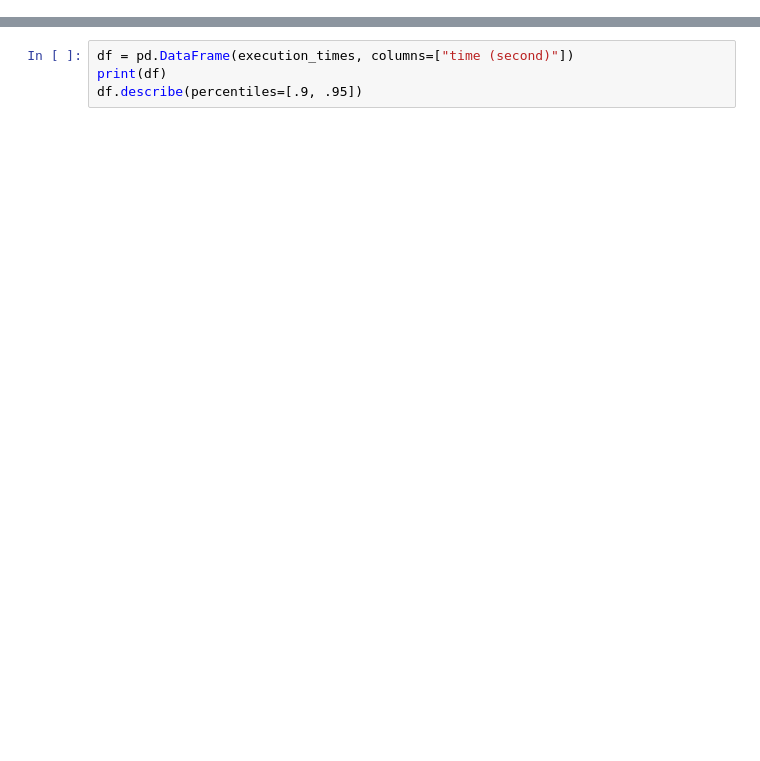
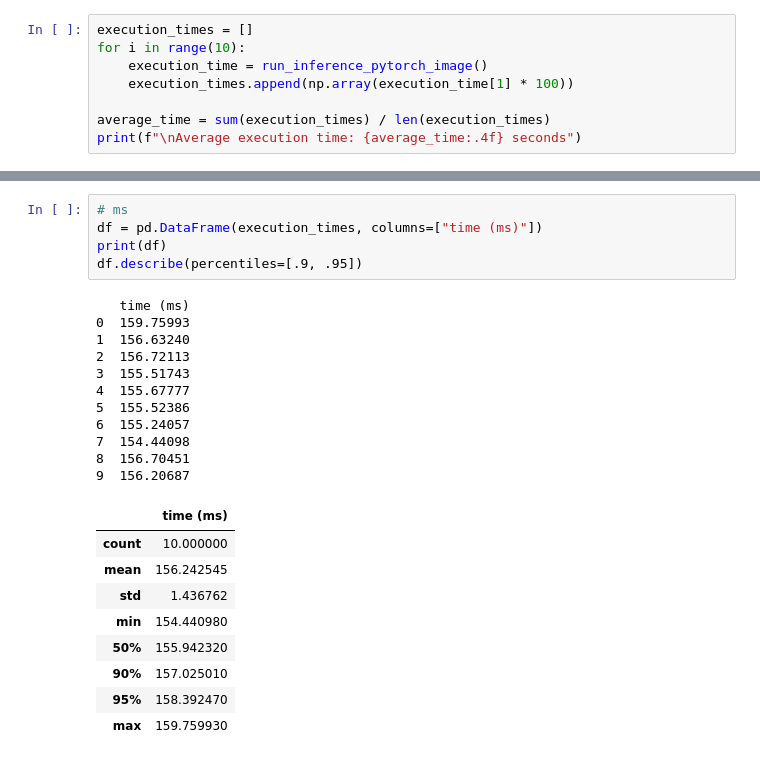
Before and after one commit to PomPerWoW/ml-model-optimization, a Jupyter notebook: run.ipynb, the cells around one changed output, grey strips where cells are left out. Drawn from its saved outputs; the diff is of its cells as text; blank space fills up the shorter version.

```diff
--- a/run.ipynb
+++ b/run.ipynb
@@ -102,0 +445,8 @@ df.describe(percentiles=[.9, .95])
+# %%
+execution_times = []
+for i in range(10):
+    execution_time = run_inference_pytorch_image()
+    execution_times.append(np.array(execution_time[1] * 100))
+
+average_time = sum(execution_times) / len(execution_times)
+print(f"\nAverage execution time: {average_time:.4f} seconds")
@@ -103,5 +462,27 @@ df.describe(percentiles=[.9, .95])
 # %%
-df = pd.DataFrame(execution_times, columns=["time (second)"])
+# ms
+df = pd.DataFrame(execution_times, columns=["time (ms)"])
 print(df)
 df.describe(percentiles=[.9, .95])
+# %% [output]
+   time (ms)
+0  159.75993
+1  156.63240
+2  156.72113
+3  155.51743
+4  155.67777
+5  155.52386
+6  155.24057
+7  154.44098
+8  156.70451
+9  156.20687
+|  | time (ms) |
+| count | 10.000000 |
+| mean | 156.242545 |
+| std | 1.436762 |
+| min | 154.440980 |
+| 50% | 155.942320 |
+| 90% | 157.025010 |
+| 95% | 158.392470 |
+| max | 159.759930 |
 # %%
```
Also changed, not shown: parts of 35 cells of this notebook, 7 other files.
